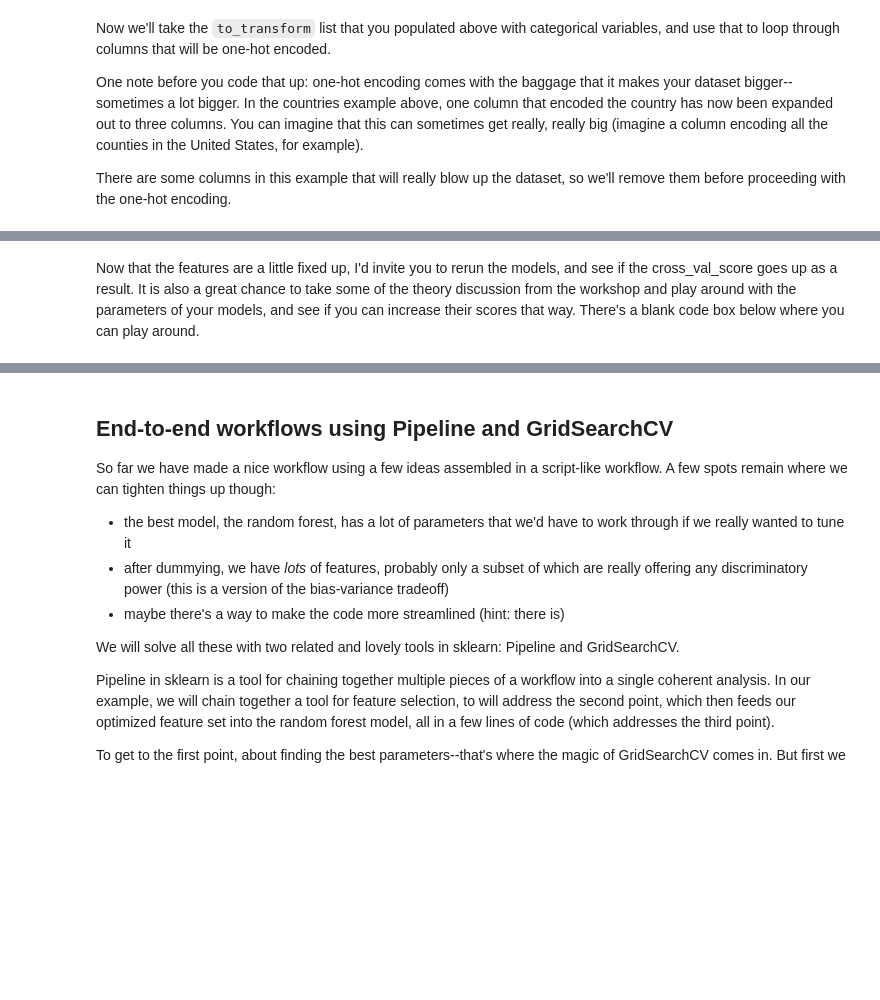
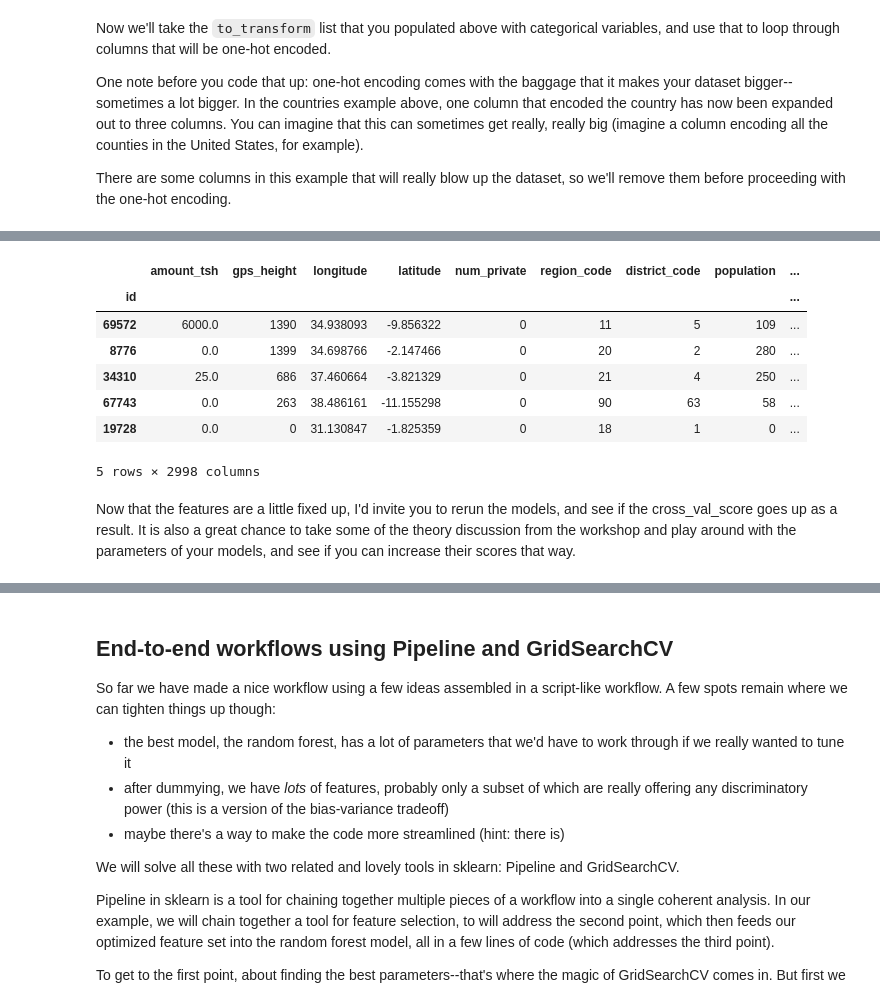
Before and after one commit to cmmalone/ODSC2017_datascience101, a Jupyter notebook: scripted_model.ipynb, the cells around one changed output, grey strips where cells are left out. Drawn from its saved outputs; the diff is of its cells as text; code cells hidden in the pictures; blank space fills up the shorter version.

```diff
--- a/scripted_model.ipynb
+++ b/scripted_model.ipynb
@@ -342,16 +322,22 @@ Protip: sklearn has a [one-hot encoder](http://scikit-learn.org/stable/modules/g
 import sklearn.preprocessing
 
 def hot_encoder(df, column_name):
+    print("one-hot encoding {}".format(column_name))
     column = df[column_name].tolist()
-    column = np.reshape( column, (len(column), 1) )  ### needs to be an N x 1 numpy array
+    # needs to be an N x 1 numpy array
+    column = np.reshape(column, (len(column), 1))
+
     enc = sklearn.preprocessing.OneHotEncoder()
-    enc.fit( column )
-    new_column = enc.transform( column ).toarray()
+    enc.fit(column)
+    new_column = enc.transform(column).toarray()
+
+    # making titles for the new columns, and appending them to dataframe
     column_titles = []
-    ### making titles for the new columns, and appending them to dataframe
     for ii in range( len(new_column[0]) ):
-        this_column_name = column_name+"_"+str(ii)
+        this_column_name = column_name+" "+str(ii)
         df[this_column_name] = new_column[:,ii]
+    # now that we've got the dummy columns, drop the original one
+    df.drop(column_name, axis=1, inplace=True)
     return df
 # %% [markdown]
 Now we'll take the ``to_transform`` list that you populated above with categorical variables, and use that to loop through columns that will be one-hot encoded.
@@ -362,23 +348,34 @@ There are some columns in this example that will really blow up the dataset, so
 # %%
 print(features_df.columns.values)
 
+# all these "if" statements protect us from errors
+# if/when we run this code more than once
+if "funder" in features_df.columns.values:
+    features_df.drop("funder", axis=1, inplace=True)
+    columns_to_transform.remove("funder")
+if "installer" in features_df.columns.values:
+    features_df.drop("installer", axis=1, inplace=True)
+    columns_to_transform.remove("installer")
+if "wpt_name" in features_df.columns.values:
+    features_df.drop("wpt_name", axis=1, inplace=True)
+    columns_to_transform.remove("wpt_name")
+if "subvillage" in features_df.columns.values:
+    features_df.drop("subvillage", axis=1, inplace=True)
+    columns_to_transform.remove("subvillage")
+if "ward" in features_df.columns.values:
+    features_df.drop("ward", axis=1, inplace=True)
+    columns_to_transform.remove("ward")
+if "basin" in features_df.columns.values:
+    features_df.drop("basin", axis=1, inplace=True)
+    columns_to_transform.remove("basin")
+if "scheme_name" in features_df.columns.values:
+    features_df.drop("scheme_name", axis=1, inplace=True)
+    columns_to_transform.remove("scheme_name")
 
-features_df.drop( "funder", axis=1, inplace=True )
-features_df.drop( "installer", axis=1, inplace=True )
-features_df.drop( "wpt_name", axis=1, inplace=True )
-features_df.drop( "subvillage", axis=1, inplace=True )
-features_df.drop( "ward", axis=1, inplace=True )
+for feature in columns_to_transform:
+    features_df = hot_encoder(features_df, feature)
 
-names_of_columns_to_transform.remove("funder")
-names_of_columns_to_transform.remove("installer")
-names_of_columns_to_transform.remove("wpt_name")
-names_of_columns_to_transform.remove("subvillage")
-names_of_columns_to_transform.remove("ward")
-
-for feature in names_of_columns_to_transform:
-    features_df = hot_encoder( features_df, feature )
-
-print( features_df.head() )
+features_df.head()
 # %% [output]
 ['amount_tsh' 'funder' 'gps_height' 'installer' 'longitude' 'latitude'
  'wpt_name' 'num_private' 'basin' 'subvillage' 'region' 'region_code'
@@ -400,5 +397,13 @@ id
+|  | amount_tsh | gps_height | longitude | latitude | num_private | region_code | district_code | population | ... |
+| id |  |  |  |  |  |  |  |  | ... |
+| 69572 | 6000.0 | 1390 | 34.938093 | -9.856322 | 0 | 11 | 5 | 109 | ... |
+| 8776 | 0.0 | 1399 | 34.698766 | -2.147466 | 0 | 20 | 2 | 280 | ... |
+| 34310 | 25.0 | 686 | 37.460664 | -3.821329 | 0 | 21 | 4 | 250 | ... |
+| 67743 | 0.0 | 263 | 38.486161 | -11.155298 | 0 | 90 | 63 | 58 | ... |
+| 19728 | 0.0 | 0 | 31.130847 | -1.825359 | 0 | 18 | 1 | 0 | ... |
+5 rows × 2998 columns
 # %% [markdown]
-Now that the features are a little fixed up, I'd invite you to rerun the models, and see if the cross_val_score goes up as a result.  It is also a great chance to take some of the theory discussion from the workshop and play around with the parameters of your models, and see if you can increase their scores that way.  There's a blank code box below where you can play around.
+Now that the features are a little fixed up, I'd invite you to rerun the models, and see if the cross_val_score goes up as a result.  It is also a great chance to take some of the theory discussion from the workshop and play around with the parameters of your models, and see if you can increase their scores that way.
 # %%
 X = features_df.as_matrix()
 y = labels_df["status_group"].tolist()
```
Also changed, not shown: parts of 17 cells of this notebook, 15 other files.
